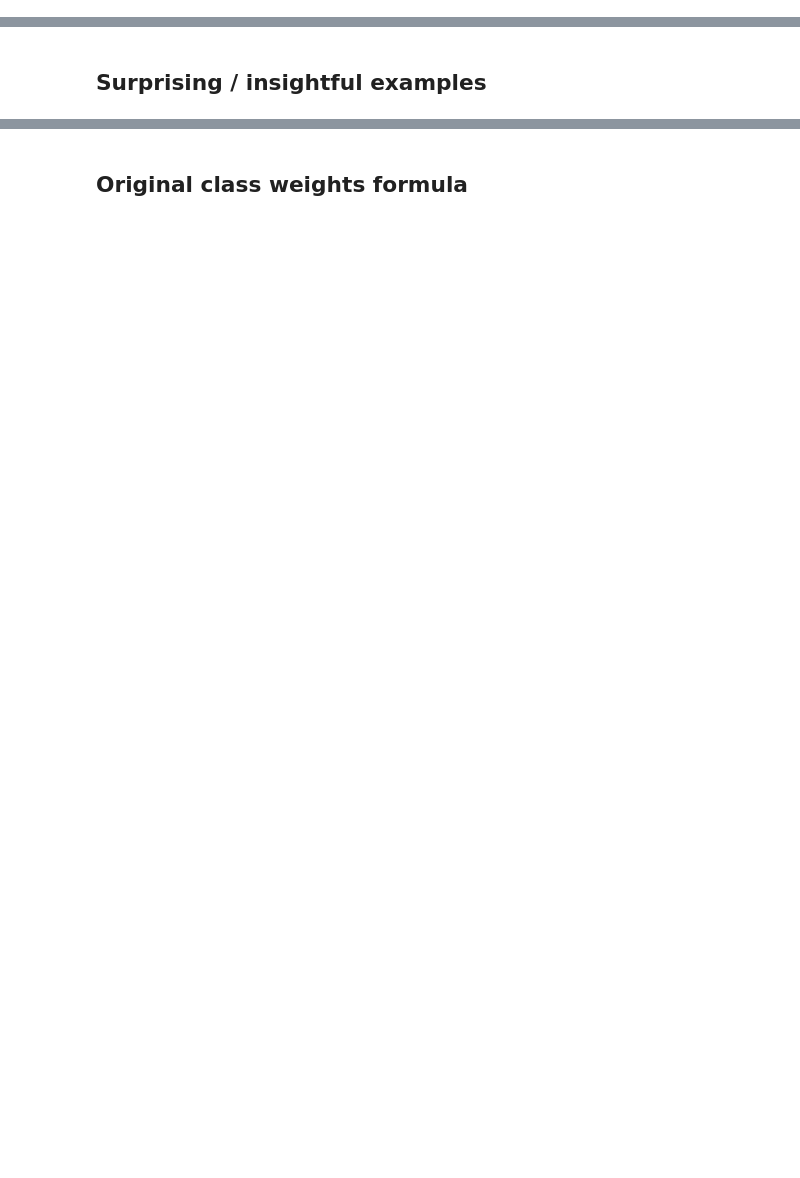
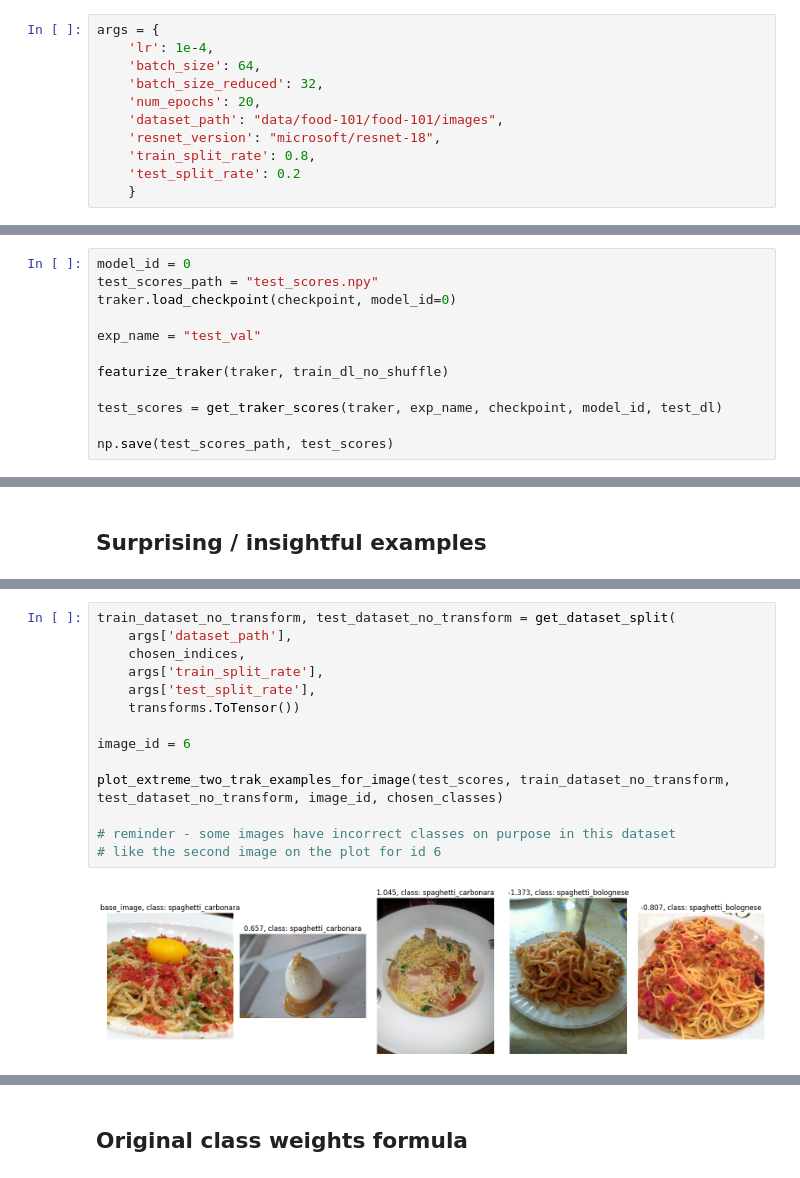
Before and after one commit to ktylus/data-attribution-using-trak, a Jupyter notebook: test.ipynb, the cells around one changed output, grey strips where cells are left out. Saved outputs shown, nothing was run; the diff lists cells and outputs as text; blank space fills up the shorter version.

```diff
--- a/test.ipynb
+++ b/test.ipynb
@@ -74,0 +24,11 @@ model.num_labels = num_classes
+# %%
+args = {
+    'lr': 1e-4,
+    'batch_size': 64,
+    'batch_size_reduced': 32,
+    'num_epochs': 20,
+    'dataset_path': "data/food-101/food-101/images",
+    'resnet_version': "microsoft/resnet-18",
+    'train_split_rate': 0.8,
+    'test_split_rate': 0.2
+    }
@@ -177 +94,13 @@ np.save("test_scores.npy", test_scores)
+# %%
+model_id = 0
+test_scores_path = "test_scores.npy"
+traker.load_checkpoint(checkpoint, model_id=0)
+
+exp_name = "test_val"
+
+featurize_traker(traker, train_dl_no_shuffle)
+
+test_scores = get_traker_scores(traker, exp_name, checkpoint, model_id, test_dl)
+
+np.save(test_scores_path, test_scores)
 # %%
@@ -363,3 +184,19 @@ plot_extreme_trak_examples_for_image(test_scores, filtered_train_subset_no_trans
+# %%
+train_dataset_no_transform, test_dataset_no_transform = get_dataset_split(
+    args['dataset_path'],
+    chosen_indices,
+    args['train_split_rate'],
+    args['test_split_rate'],
+    transforms.ToTensor())
+
+image_id = 6
+
+plot_extreme_two_trak_examples_for_image(test_scores, train_dataset_no_transform, test_dataset_no_transform, image_id, chosen_classes)
+
+# reminder - some images have incorrect classes on purpose in this dataset
+# like the second image on the plot for id 6
+# %% [output]
+[figure, added]
 # %%
 # the hope is that TRAK could help us in finding such images so that we could remove them
 # let's examine the mislabeled image mentioned earlier
```
Also changed, not shown: parts of 46 cells of this notebook, 7 other files.
